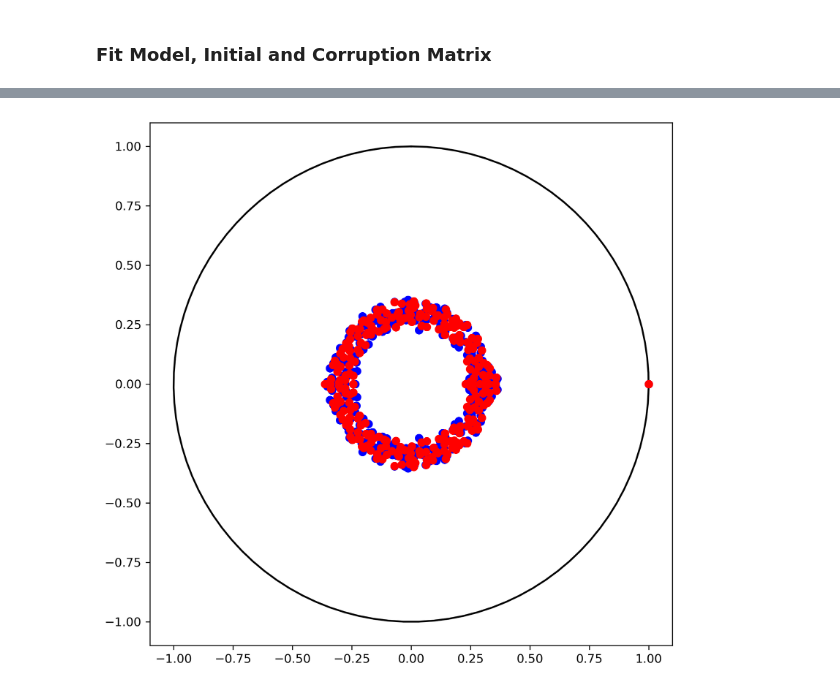
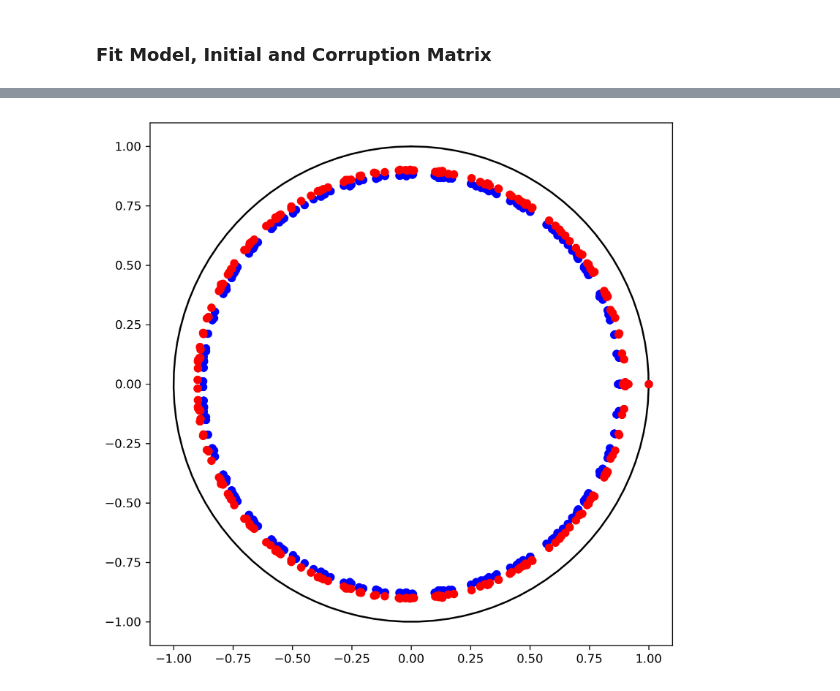
Before and after one commit to KristianWold/experimental-quantum-spectrum, a Jupyter notebook: notebooks/experiments/Quantum Process Tomography Benchmarks.ipynb, the cells around one changed output, grey strips where cells are left out. Drawn from its saved outputs; the diff is of its cells as text; code cells hidden in the pictures.

Commit message:
Rerun diluted unitary fitting without real line eigenvalues

```diff
--- a/notebooks/experiments/Quantum Process Tomography Benchmarks.ipynb
+++ b/notebooks/experiments/Quantum Process Tomography Benchmarks.ipynb
@@ -352,0 +426,30 @@ spectrum2 = channel_spectrum(kraus_target)
+# %%
+np.random.seed(42)
+random.seed(42)
+tf.random.set_seed(42)
+
+channel_target = DilutedKrausMap(U = generate_unitary(d),
+                                 c = 0.9,
+                                 kraus_part = KrausMap(d=d,
+                                                       rank=5),
+                                 spam = spam_target)
+
+inputs_map, targets_map = generate_map_data(channel_target, spam_target, N_map=10000-6**n, shots=1024)
+
+model2 = ModelQuantumMap(channel = KrausMap(d = d,
+                                           rank = d**2,
+                                           spam = spam_model4,
+                                          ),
+                        loss_function = ProbabilityMSE(),
+                        optimizer = tf.optimizers.Adam(learning_rate=0.01),
+                        logger = Logger(loss_function = ProbabilityMSE(),
+                                        loss_function_val = channel_fidelity_loss),
+                       )
+
+model2.train(inputs = inputs_map,
+            targets = targets_map,
+            inputs_val = None,
+            targets_val = [channel_target],
+            num_iter = 1000,
+            N = 500,
+            )
@@ -353,16 +469,19 @@ spectrum2 = channel_spectrum(kraus_target)
 # %%
+spectrum_model2 = channel_spectrum(model2.channel)
+spectrum_target = channel_spectrum(channel_target)
+
 t = np.linspace(0, 2*np.pi, 100)
 circle = [np.sin(t), np.cos(t)]
 
 fig = plt.figure(figsize=(8,8), dpi = 300, facecolor='w', edgecolor='k')
 ax = fig.add_subplot(111)
 ax.set_aspect(1)
 plt.plot(*circle, "k")
 
-plt.plot(spectrum1[:,0], spectrum1[:,1], "bo")
-plt.plot(spectrum2[:,0], spectrum2[:,1], "ro")
+plt.plot(spectrum_model2[:,0], spectrum_model2[:,1], "bo")
+plt.plot(spectrum_target[:,0], spectrum_target[:,1], "ro")
 
 
 plt.show()
 # %% [output]
-[figure, old version]
+[figure, new version]
```
Also changed, not shown: parts of 30 cells of this notebook, 10 other files.
